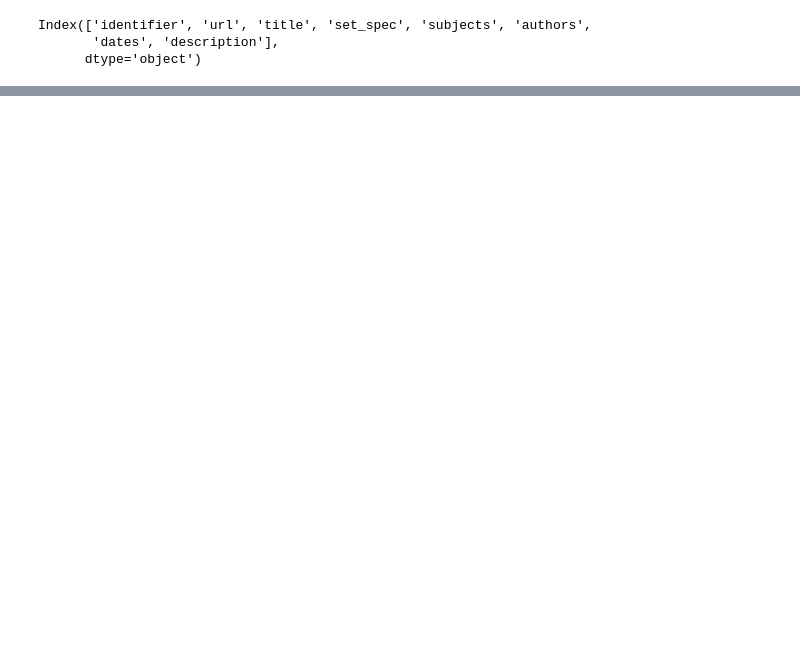
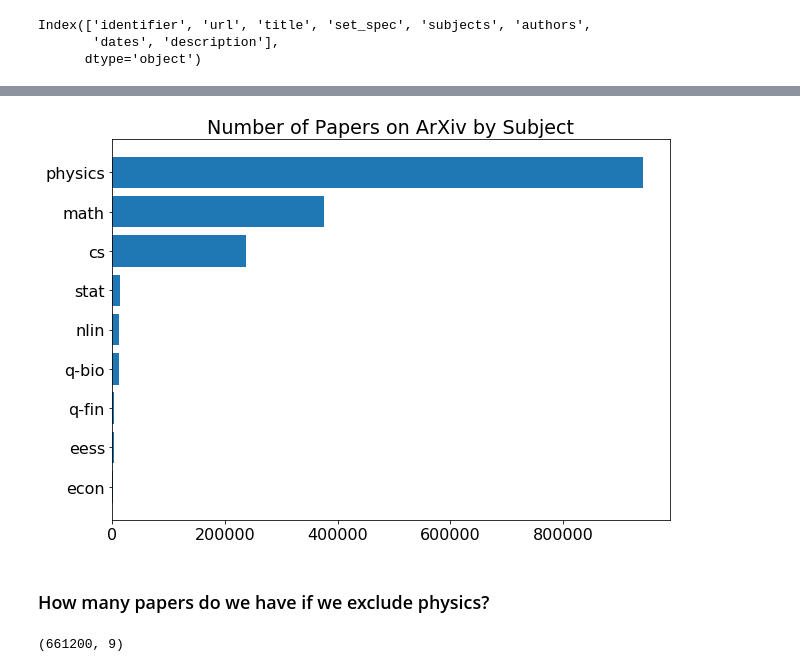
Before and after one commit to stevenrouk/evolution-of-machine-learning, a Jupyter notebook: notebooks/EDA.ipynb, the cells around one changed output, grey strips where cells are left out. Saved outputs shown, nothing was run; the diff lists cells and outputs as text; code cells hidden in the pictures; blank space fills up the shorter version.

```diff
--- a/notebooks/EDA.ipynb
+++ b/notebooks/EDA.ipynb
@@ -58,0 +87,6 @@ Name: set_spec, dtype: int64
+# %%
+subject_counts_df = pd.DataFrame(subject_counts).reset_index()
+subject_counts_df.columns = ['subject', 'count']
+# %%
+subject_counts_df['subject_macro'] = subject_counts_df['subject'].apply(lambda x: 'physics' if 'physics' in x else x)
+subject_counts_df
@@ -58,0 +111,3 @@ Name: set_spec, dtype: int64
+# %%
+subject_counts_df = subject_counts_df.groupby('subject_macro').sum().reset_index()
+subject_counts_df.sort_values('count', ascending=False, inplace=True)
@@ -58,0 +127,8 @@ Name: set_spec, dtype: int64
+# %%
+plt.figure(figsize=(10, 7))
+_ = plt.barh(subject_counts_df['subject_macro'][::-1], subject_counts_df['count'][::-1])
+_ = plt.title("Number of Papers on ArXiv by Subject")
+# %% [output]
+[figure, added]
+# %% [markdown]
+### How many papers do we have if we exclude physics?
@@ -58,0 +138,4 @@ Name: set_spec, dtype: int64
+# %%
+df_not_physics.shape
+# %% [output]
+(661200, 9)
```
Also changed, not shown: parts of 141 cells of this notebook, 6 other files.
